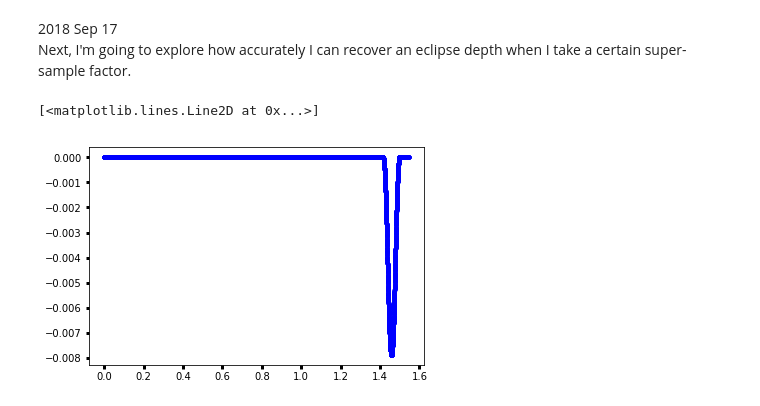
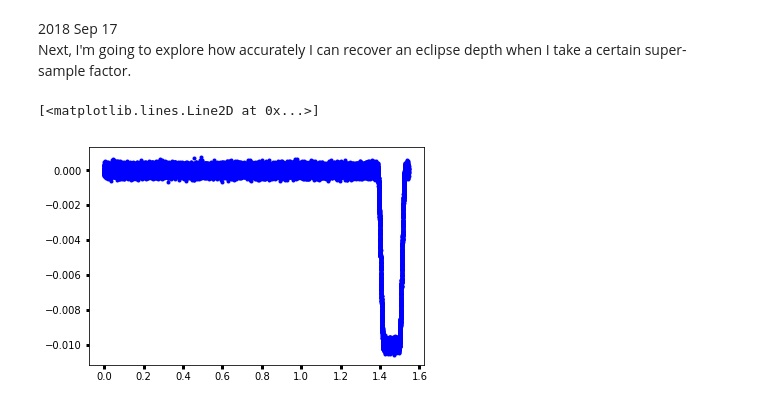
Before and after one commit to BoiseStatePlanetary/Searching-for-Variability-in-Eclipses-in-the-Kepler-Dataset, a Jupyter notebook: Experiments_in_Binning_Transits.ipynb, the cells around one changed output. Saved outputs shown, nothing was run; the diff lists cells and outputs as text; code cells hidden in the pictures.

Commit message:
Set up working eclipse-fitting function

```diff
--- a/Experiments_in_Binning_Transits.ipynb
+++ b/Experiments_in_Binning_Transits.ipynb
@@ -258,31 +227,20 @@ def make_eclipse(time, cur_TE, cur_semi, cur_p, cur_inc, cur_depth, supersample_
-# %%
-unbinned_noise = 170e-6 # based on Analysis_of_Kepler76b.ipynb as of 2018 Sep 11
-
-# Let's see how long it takes to run EVIL-MC for the full dataset
-ep = evparams(per=per.to('day').value, a=a, T0=T0, p=Rp_over_Rs, limb_dark="quadratic", b=b,
-              F0=F0, Aplanet=Aplanet, phase_shift=phase_shift, beta=beta, q=q, Kz=Kz, Ts=Ts, Ws=[0.,0.,Omegas],
-              u=coeffs)
-em = evmodel(filtered_time, ep, supersample_factor=10, exp_time=30./60./24.)
-sig = em.calc_eclipse(0.01)
-
-plt.plot(folded_time, sig, 'b.')
-
-# Take only the eclipse portion
-# TE = saved_ep.T0 + 0.5*saved_ep.per
-# dur = transit_duration(saved_ep)
-# ind = np.abs(folded_time - TE) < 2.*dur
-
-# time = folded_time[ind]
-# data = filtered_flux[ind]
-
-# synthetic_eclipse = em.
-# noisy_synthetic_eclipse = synthetic_eclipse + normal(size=synthetic_transit.size, scale=unbinned_noise)
-
-# binned_time_synthetic_transit, noisy_binned_synthetic_transit, binned_err_synthetic_transit =\
-#     bindata(folded_time, noisy_synthetic_transit, binsize=binsize)
-
-# plt.plot(folded_time, noisy_synthetic_transit, 'b.')
-# plt.plot(binned_time_synthetic_transit, noisy_binned_synthetic_transit, 'r.')
-# %% [output]
-[<matplotlib.lines.Line2D at 0x...>]
-[figure, removed]
+# %%
+def fit_eclipse(time, cur_semi, cur_p, cur_imp, cur_depth, supersample_factor=100, exp_time=30./60./24.):
+    cur_ep = evparams(per=saved_ep.per, a=cur_semi, T0=saved_ep.T0, p=cur_p, limb_dark="quadratic",
+                      b=cur_imp, beta=saved_ep.beta, Ts=Ts, Ws=[0.,0., Omegas], u=coeffs,
+                      q=saved_ep.q, Kz=saved_ep.Kz, F0=saved_ep.F0, Aplanet=saved_ep.Aplanet,
+                      phase_shift=saved_ep.phase_shift)
+
+    em = evmodel(time, cur_ep, supersample_factor=supersample_factor, exp_time=exp_time)
+
+    return em.calc_eclipse(cur_depth)
+# %%
+unbinned_noise = 170e-6 # based on Analysis_of_Kepler76b.ipynb as of 2018 Sep 11
+
+# Let's see how long it takes to run EVIL-MC for the full dataset
+synthetic_eclipse = fit_eclipse(folded_time, saved_ep.a, saved_ep.p, saved_ep.b, 100e-4)
+noisy_synthetic_eclipse = synthetic_eclipse + normal(size=len(synthetic_eclipse), scale=unbinned_noise)
+plt.plot(folded_time, noisy_synthetic_eclipse, 'b.')
+# %% [output]
+[<matplotlib.lines.Line2D at 0x...>]
+[figure, added]
```
Also changed, not shown: parts of 2 cells of this notebook.
